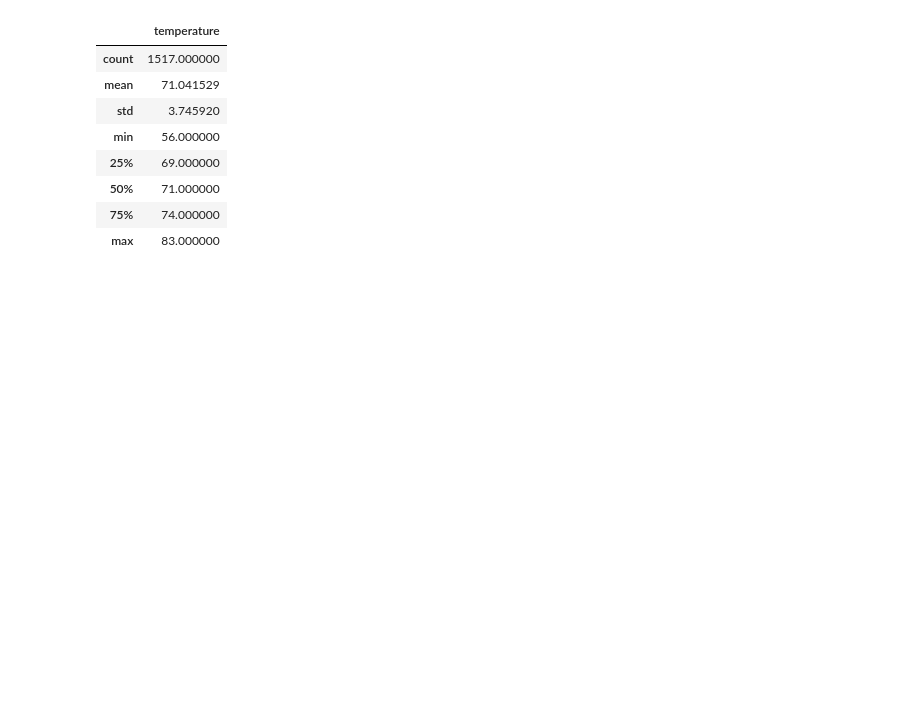
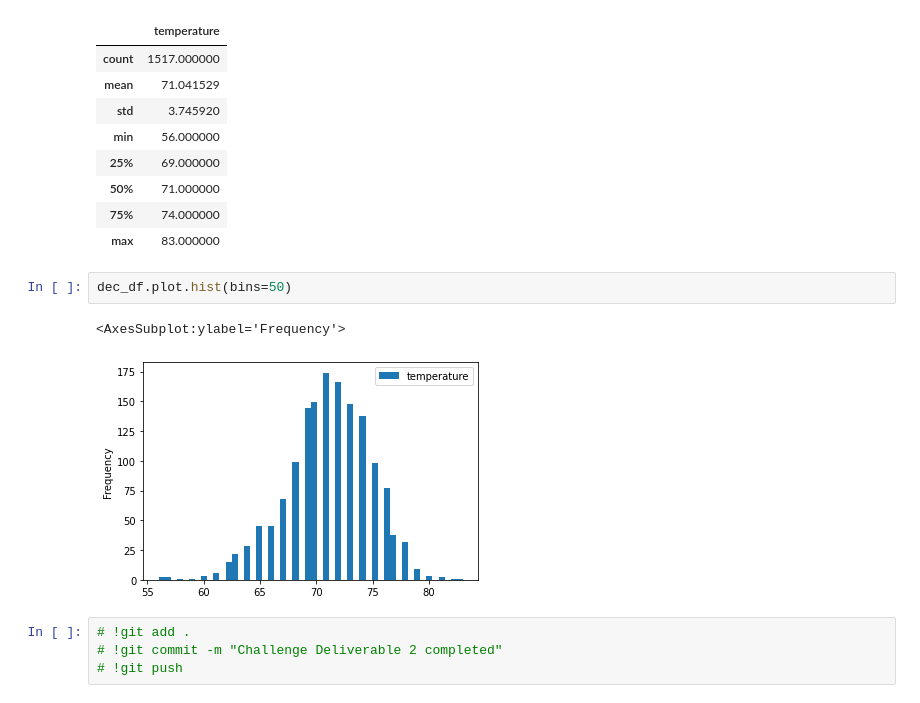
Before and after one commit to osvaldoferraz/surfs_up, a Jupyter notebook: SurfsUp_Challenge.ipynb, the cells around one changed output. Drawn from its saved outputs; the diff is of its cells as text; blank space fills up the shorter version.

Commit message:
Challenge Deliverable 3 completed

```diff
--- a/SurfsUp_Challenge.ipynb
+++ b/SurfsUp_Challenge.ipynb
@@ -174,3 +179,12 @@ dec_df.describe()
 | 50% | 71.000000 |
 | 75% | 74.000000 |
 | max | 83.000000 |
+# %%
+dec_df.plot.hist(bins=50)
+# %% [output]
+<AxesSubplot:ylabel='Frequency'>
+[figure, added]
+# %%
+# !git add .
+# !git commit -m "Challenge Deliverable 2 completed"
+# !git push
```
Also changed, not shown: parts of 6 cells of this notebook, 9 other files.
